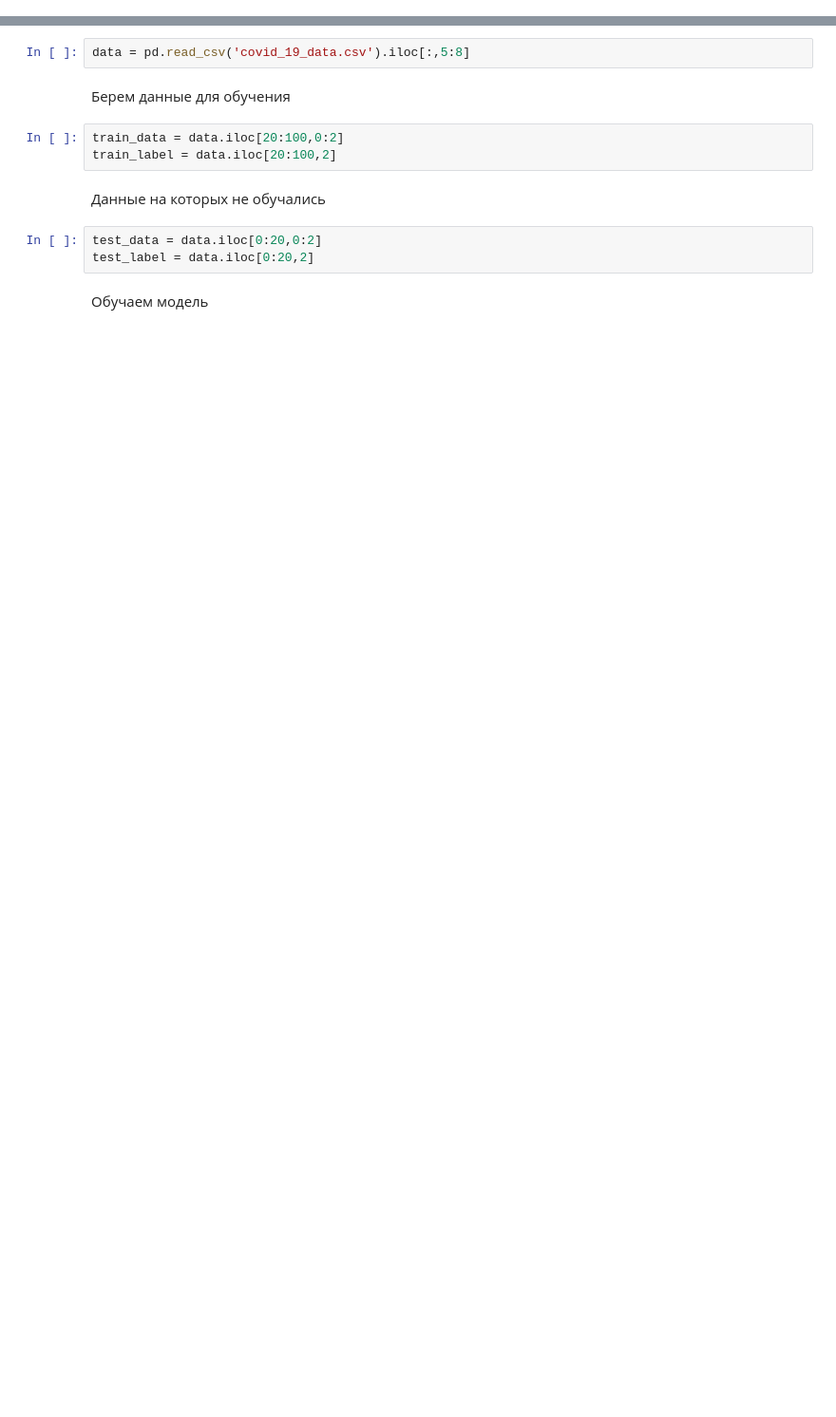
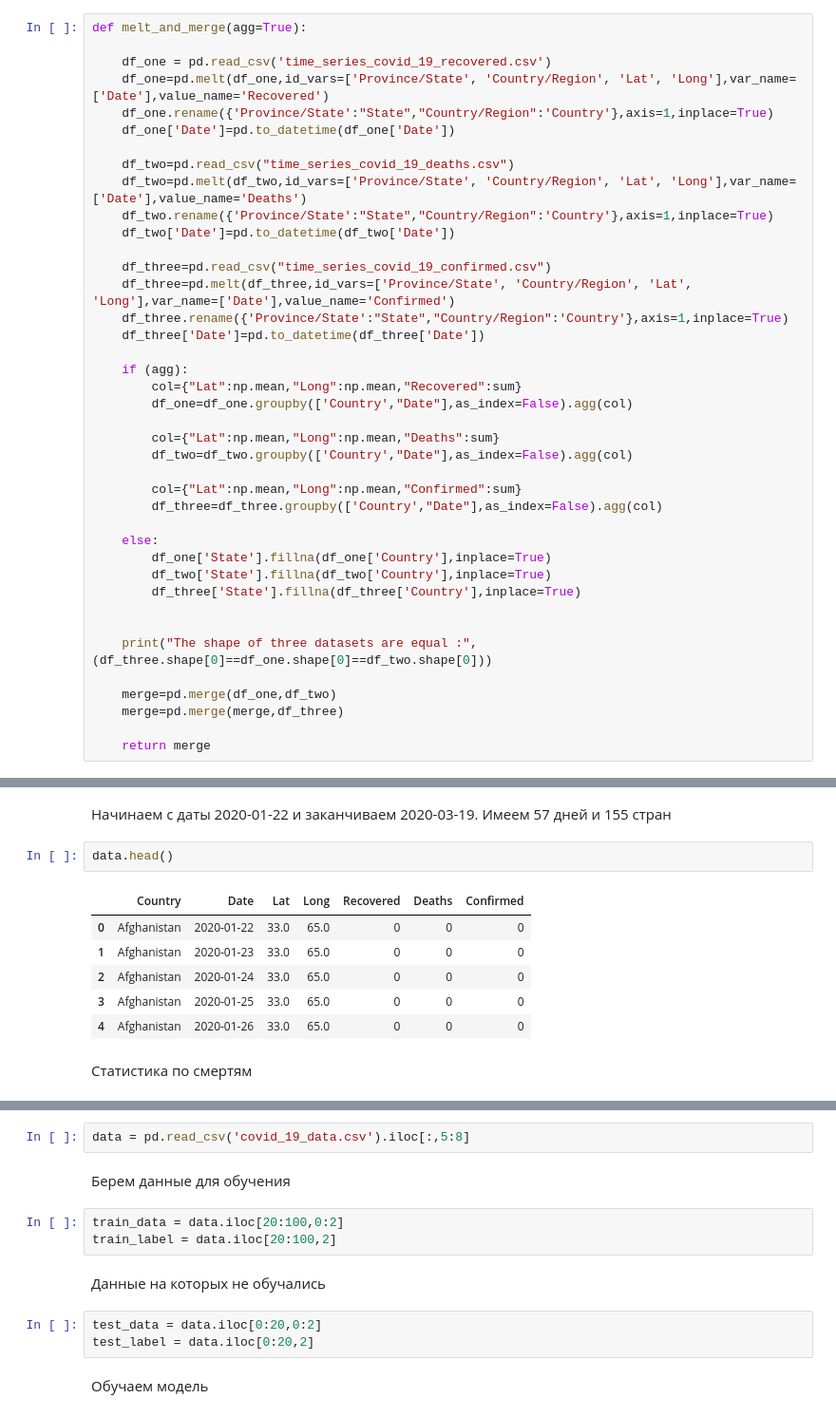
Before and after one commit to flayexz/Analyze, a Jupyter notebook: main.ipynb, the cells around one changed output, grey strips where cells are left out. Shown at 95% size. Drawn from its saved outputs; the diff is of its cells as text; blank space fills up the shorter version.

```diff
--- a/main.ipynb
+++ b/main.ipynb
@@ -6,0 +35,40 @@ from catboost import CatBoostRegressor
+# %%
+def melt_and_merge(agg=True):
+
+    df_one = pd.read_csv('time_series_covid_19_recovered.csv')
+    df_one=pd.melt(df_one,id_vars=['Province/State', 'Country/Region', 'Lat', 'Long'],var_name=['Date'],value_name='Recovered')
+    df_one.rename({'Province/State':"State","Country/Region":'Country'},axis=1,inplace=True)
+    df_one['Date']=pd.to_datetime(df_one['Date'])
+
+    df_two=pd.read_csv("time_series_covid_19_deaths.csv")
+    df_two=pd.melt(df_two,id_vars=['Province/State', 'Country/Region', 'Lat', 'Long'],var_name=['Date'],value_name='Deaths')
+    df_two.rename({'Province/State':"State","Country/Region":'Country'},axis=1,inplace=True)
+    df_two['Date']=pd.to_datetime(df_two['Date'])
+
+    df_three=pd.read_csv("time_series_covid_19_confirmed.csv")
+    df_three=pd.melt(df_three,id_vars=['Province/State', 'Country/Region', 'Lat', 'Long'],var_name=['Date'],value_name='Confirmed')
+    df_three.rename({'Province/State':"State","Country/Region":'Country'},axis=1,inplace=True)
+    df_three['Date']=pd.to_datetime(df_three['Date'])
+
+    if (agg):
+        col={"Lat":np.mean,"Long":np.mean,"Recovered":sum}
+        df_one=df_one.groupby(['Country',"Date"],as_index=False).agg(col)
+
+        col={"Lat":np.mean,"Long":np.mean,"Deaths":sum}
+        df_two=df_two.groupby(['Country',"Date"],as_index=False).agg(col)
+
+        col={"Lat":np.mean,"Long":np.mean,"Confirmed":sum}
+        df_three=df_three.groupby(['Country',"Date"],as_index=False).agg(col)
+
+    else:
+        df_one['State'].fillna(df_one['Country'],inplace=True)
+        df_two['State'].fillna(df_two['Country'],inplace=True)
+        df_three['State'].fillna(df_three['Country'],inplace=True)
+
+
+    print("The shape of three datasets are equal :",(df_three.shape[0]==df_one.shape[0]==df_two.shape[0]))
+
+    merge=pd.merge(df_one,df_two)
+    merge=pd.merge(merge,df_three)
+
+    return merge
@@ -6,0 +79,13 @@ from catboost import CatBoostRegressor
+# %% [markdown]
+Начинаем с даты 2020-01-22 и заканчиваем 2020-03-19. Имеем 57 дней и 155 стран
+# %%
+data.head()
+# %% [output]
+|  | Country | Date | Lat | Long | Recovered | Deaths | Confirmed |
+| 0 | Afghanistan | 2020-01-22 | 33.0 | 65.0 | 0 | 0 | 0 |
+| 1 | Afghanistan | 2020-01-23 | 33.0 | 65.0 | 0 | 0 | 0 |
+| 2 | Afghanistan | 2020-01-24 | 33.0 | 65.0 | 0 | 0 | 0 |
+| 3 | Afghanistan | 2020-01-25 | 33.0 | 65.0 | 0 | 0 | 0 |
+| 4 | Afghanistan | 2020-01-26 | 33.0 | 65.0 | 0 | 0 | 0 |
+# %% [markdown]
+Статистика по смертям
```
Also changed, not shown: parts of 71 cells of this notebook, 4 other files.
